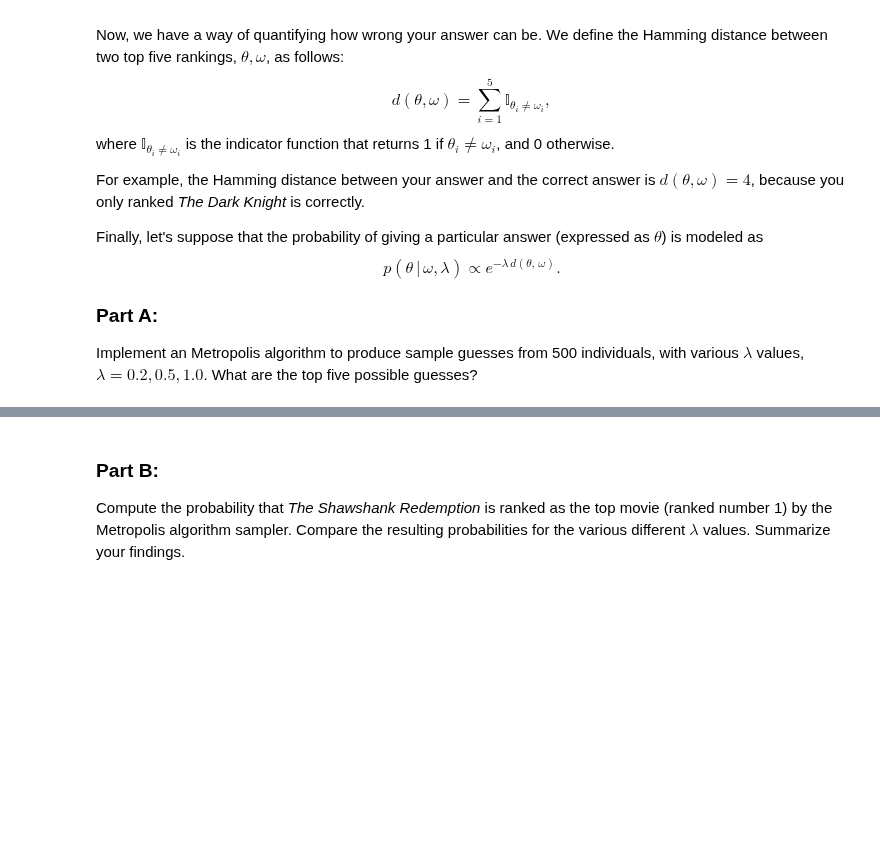
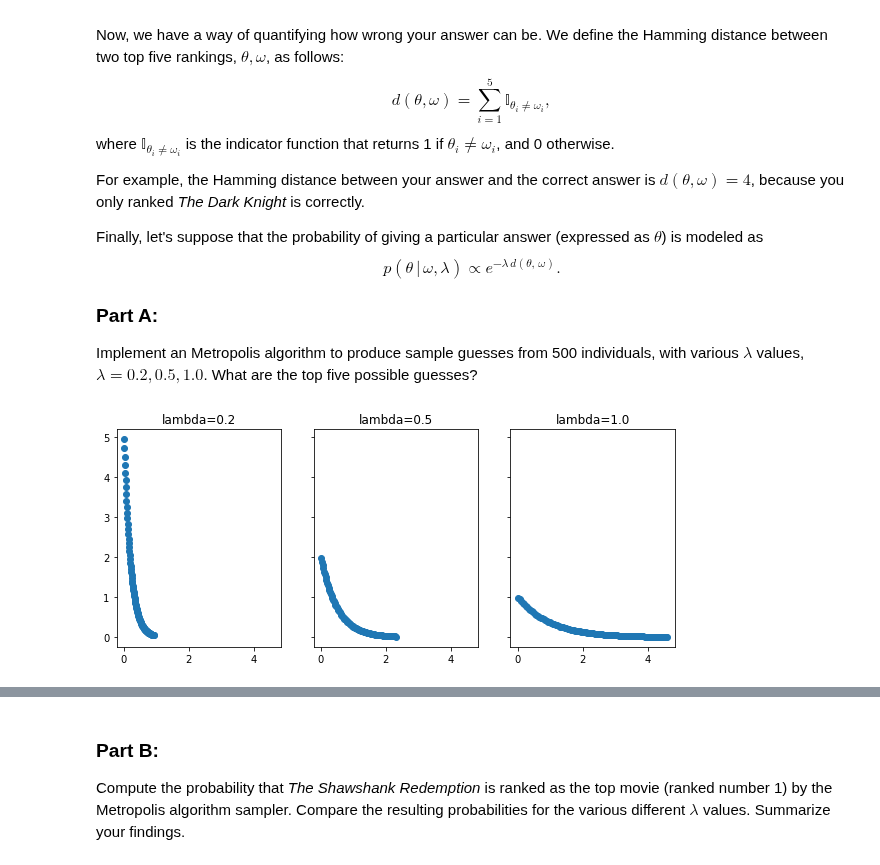
Before and after one commit to namwkim/2017, a Jupyter notebook: homework/AM207_HW5.ipynb, the cells around one changed output, grey strips where cells are left out. Saved outputs shown, nothing was run; the diff lists cells and outputs as text; code cells hidden in the pictures; blank space fills up the shorter version.

```diff
--- a/homework/AM207_HW5.ipynb
+++ b/homework/AM207_HW5.ipynb
@@ -193,3 +273,16 @@ $$ p(\theta \,|\, \omega, \lambda) \propto  e^{-\lambda\, d(\theta,\, \omega)}.$
 ### Part A:
 
 Implement an Metropolis algorithm to produce sample guesses from 500 individuals, with various $\lambda$ values, $\lambda=0.2, 0.5, 1.0$. What are the top five possible guesses?
+# %%
+from scipy.stats import expon
+
+ls = [0.2,0.5,1.0] # lambdas
+
+f, axarr = plt.subplots(1, 3, sharey=True, sharex=True, figsize=(10,4))
+for i in xrange(len(ls)):
+    x = np.linspace(expon.ppf(0.01, scale=ls[i]),expon.ppf(0.99, scale=ls[i]), 100)
+    axarr[i].plot(x, expon.pdf(x, scale=ls[i]), 'o');
+    axarr[i].set_title('lambda='+str(ls[i]))
+plt.show()
+# %% [output]
+[figure, added]
```
Also changed, not shown: parts of 18 cells of this notebook, 1 other file.
